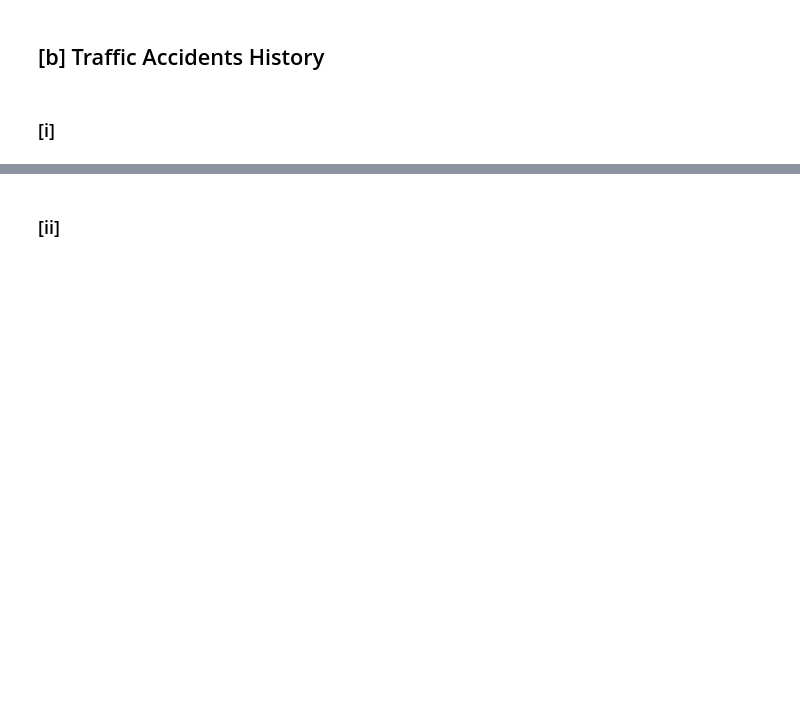
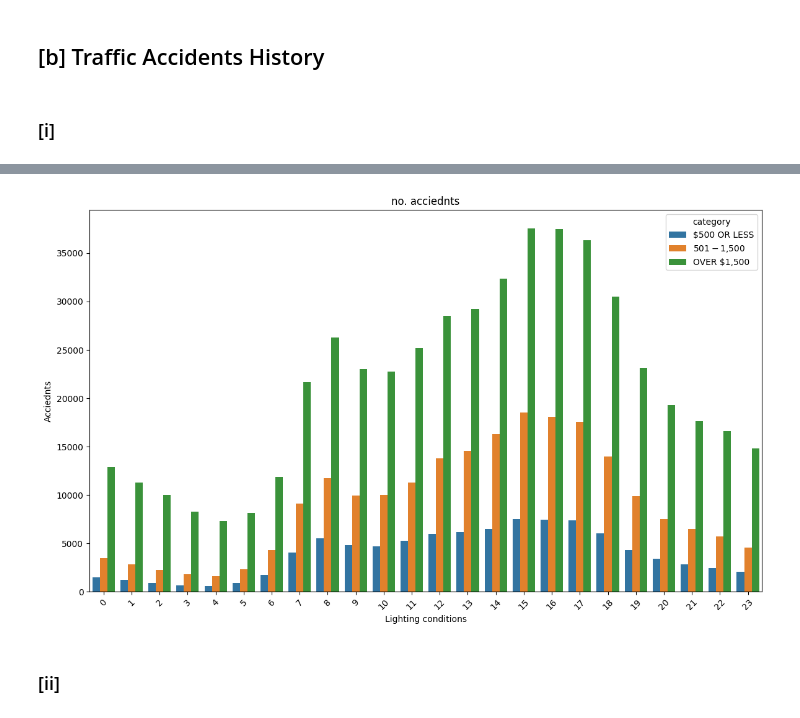
Before and after one commit to abdhashas/Data_mining_project, a Jupyter notebook: DM_HOMEWORK_1_BY_[عبدالرؤوف حسحس _طوني بطرس _عبد الله الزبداني].ipynb, the cells around one changed output, grey strips where cells are left out. Cells and saved outputs as stored; diff of their text form; code cells hidden in the pictures; blank space fills up the shorter version.

```diff
--- a/DM_HOMEWORK_1_BY_[عبدالرؤوف حسحس _طوني بطرس _عبد الله الزبداني].ipynb
+++ b/DM_HOMEWORK_1_BY_[عبدالرؤوف حسحس _طوني بطرس _عبد الله الزبداني].ipynb
@@ -1344,3 +1328,6 @@ plt.show()
 ## [b] Traffic Accidents History
 # %% [markdown]
 ### [i]
+# %%
+hour_damage = traffic_crashes.groupby(['CRASH_HOUR','DAMAGE']).size().reset_index(name='crush count')
+hour_damage.head()
@@ -1347,2 +1341,13 @@ plt.show()
+# %%
+plt.figure(figsize=(14, 8))
+sns.barplot(data=hour_damage, x='CRASH_HOUR', y='crush count', hue='DAMAGE')
+plt.title('no. acciednts')
+plt.xlabel('Lighting conditions')
+plt.ylabel('Acciednts')
+plt.xticks(rotation=45)
+plt.legend(title='category')
+plt.show()
+# %% [output]
+[figure, added]
 # %% [markdown]
 ### [ii]
```
Also changed, not shown: parts of 6 cells of this notebook.
